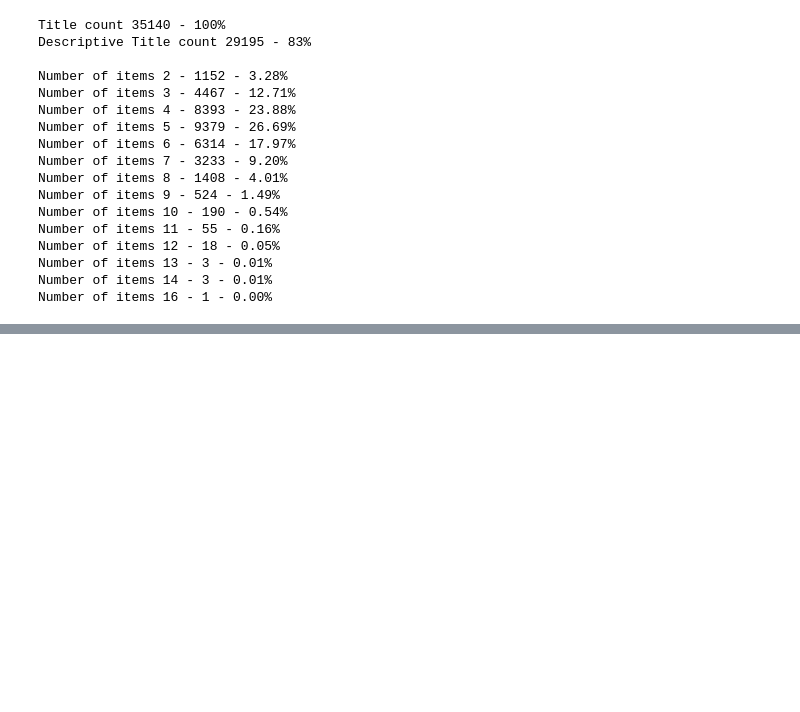
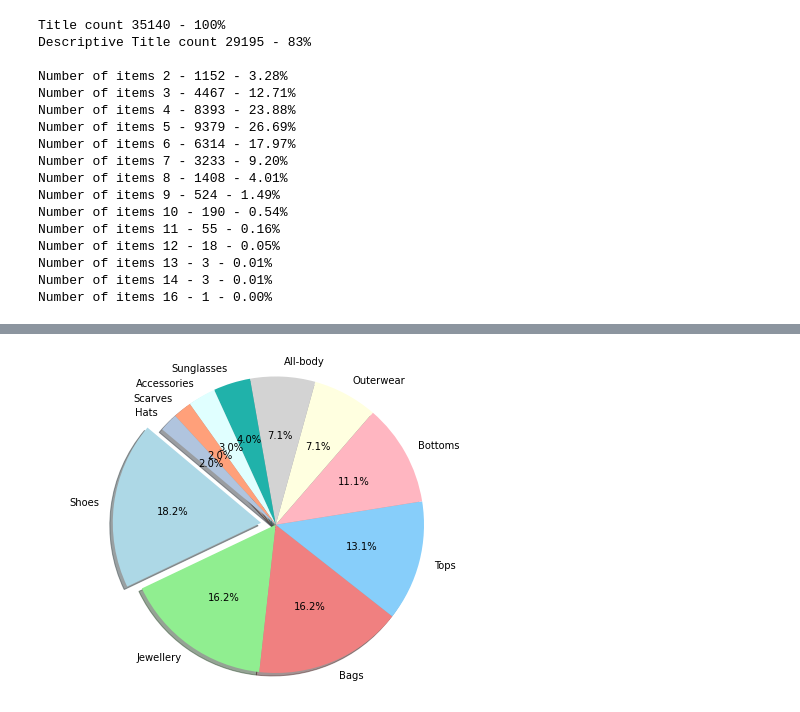
Before and after one commit to josephjkuang/FashionSys, a Jupyter notebook: data-processing/data_analysis.ipynb, the cells around one changed output, grey strips where cells are left out. Cells and saved outputs as stored; diff of their text form; code cells hidden in the pictures; blank space fills up the shorter version.

```diff
--- a/data-processing/data_analysis.ipynb
+++ b/data-processing/data_analysis.ipynb
@@ -181,0 +292,28 @@ Number of items 16 - 1 - 0.00%
+# %%
+import matplotlib.pyplot as plt
+
+# Data
+labels = ['Shoes', 'Jewellery', 'Bags', 'Tops', 'Bottoms', 'Outerwear', 'All-body', 'Sunglasses', 'Accessories', 'Scarves', 'Hats']
+sizes = [18, 16, 16, 13, 11, 7, 7, 4, 3, 2, 2]
+colors = ['lightblue', 'lightgreen', 'lightcoral', 'lightskyblue', 'lightpink', 'lightyellow', 'lightgrey', 'lightseagreen', 'lightcyan', 'lightsalmon', 'lightsteelblue']
+explode = (0.1, 0, 0, 0, 0, 0, 0, 0, 0, 0, 0)  # explode the 1st slice
+
+# Plot
+plt.figure(figsize=(8, 6))
+plt.pie(sizes, explode=explode, labels=labels, colors=colors, autopct='%1.1f%%', shadow=True, startangle=140)
+
+# Add title
+# plt.title('Distribution of Polyvore item dataset')
+
+# Adjust space between title and figure
+# plt.subplots_adjust(top=1.2)
+
+# Equal aspect ratio ensures that pie is drawn as a circle
+plt.axis('equal')
+
+# Show plot
+plt.savefig("TypeDistribution")
+
+plt.show()
+# %% [output]
+[figure, added]
```
Also changed, not shown: parts of 4 cells of this notebook.
